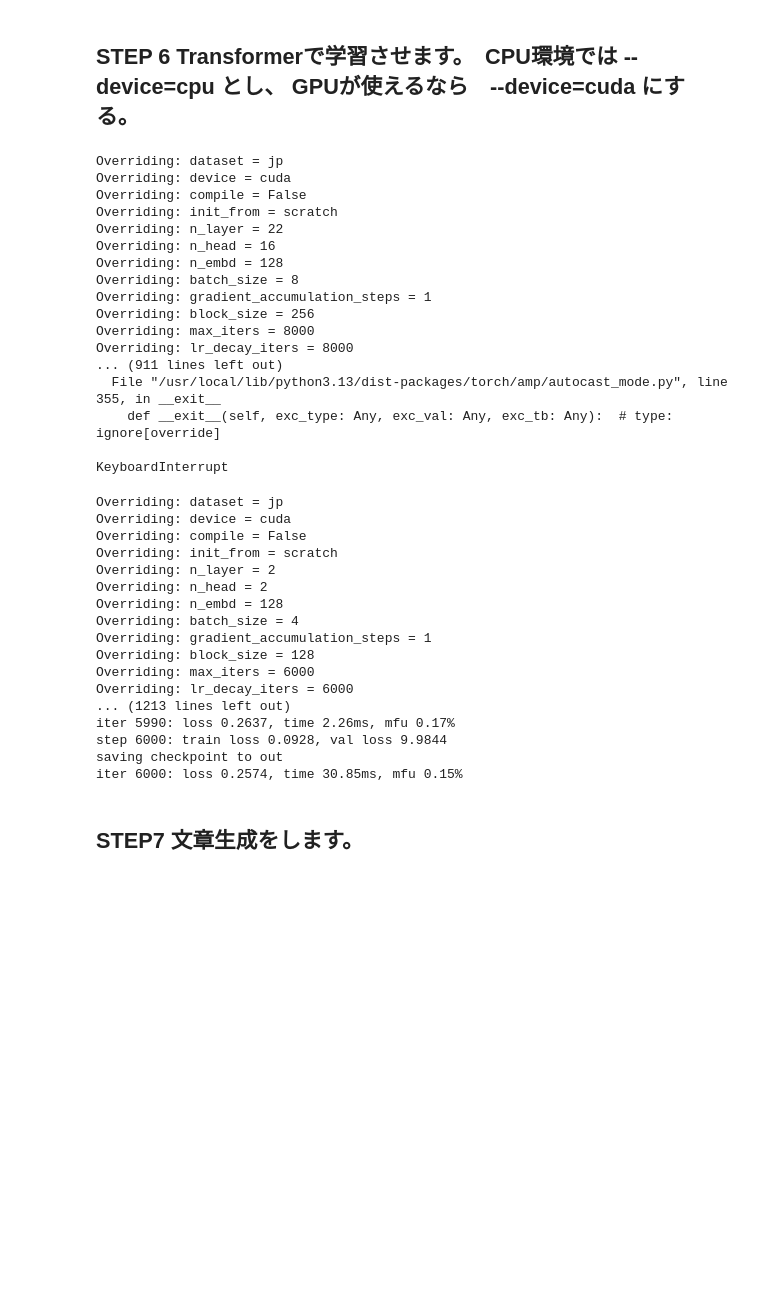
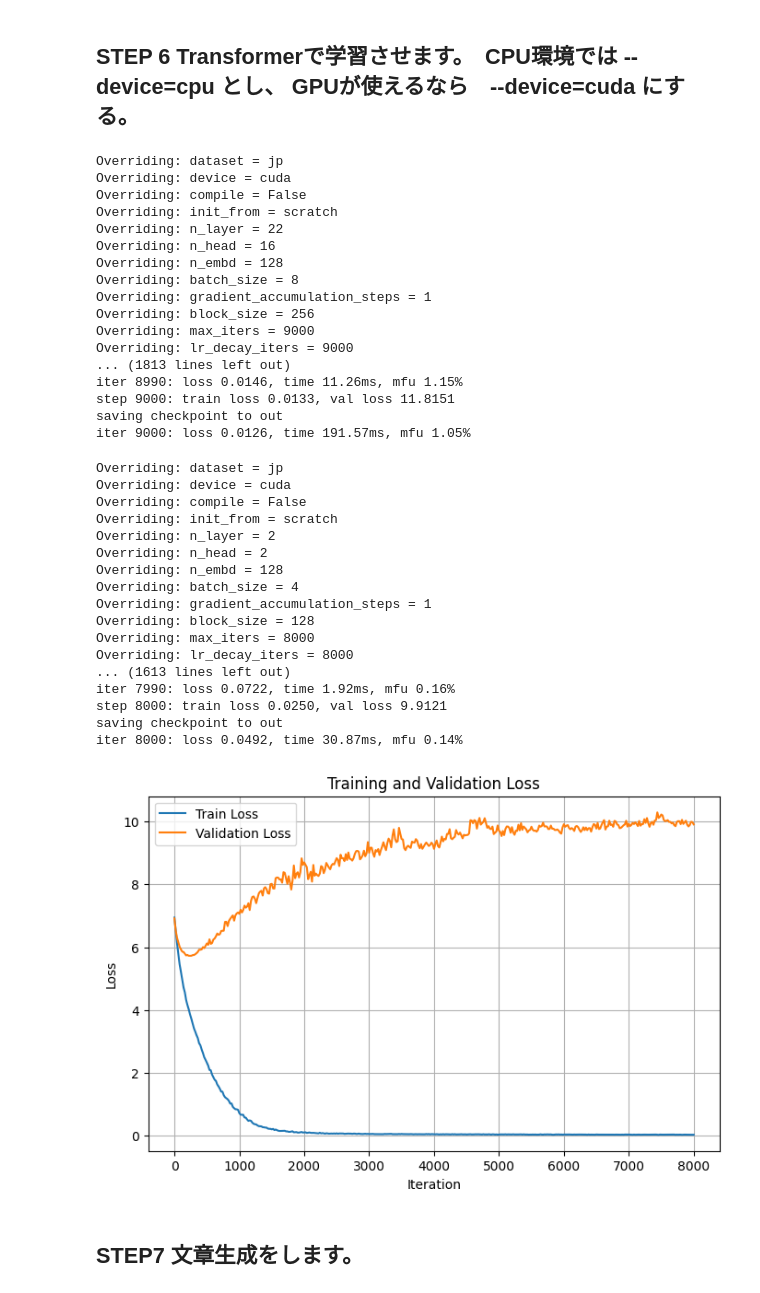
Before and after one commit to kyota-i/ds-notebooks, a Jupyter notebook: nanogpt_aozora_tiny.ipynb, the cells around one changed output. Saved outputs shown, nothing was run; the diff lists cells and outputs as text; code cells hidden in the pictures; blank space fills up the shorter version.

```diff
--- a/nanogpt_aozora_tiny.ipynb
+++ b/nanogpt_aozora_tiny.ipynb
@@ -1160,8 +1160,8 @@ NVIDIA RTX PRO 6000 Blackwell Server Edition
   --batch_size=8 \
   --gradient_accumulation_steps=1 \
   --block_size=256 \
-  --max_iters=8000 \
-  --lr_decay_iters=8000 \
+  --max_iters=9000 \
+  --lr_decay_iters=9000 \
   --warmup_iters=20 \
   --learning_rate=4e-4 \
   --min_lr=3e-5 \
@@ -1181,13 +1181,13 @@ Overriding: n_embd = 128
 Overriding: batch_size = 8
 Overriding: gradient_accumulation_steps = 1
 Overriding: block_size = 256
-Overriding: max_iters = 8000
-Overriding: lr_decay_iters = 8000
-... (911 lines left out)
-  File "/usr/local/lib/python3.13/dist-packages/torch/amp/autocast_mode.py", line 355, in __exit__
-    def __exit__(self, exc_type: Any, exc_val: Any, exc_tb: Any):  # type: ignore[override]
-
-KeyboardInterrupt
+Overriding: max_iters = 9000
+Overriding: lr_decay_iters = 9000
+... (1813 lines left out)
+iter 8990: loss 0.0146, time 11.26ms, mfu 1.15%
+step 9000: train loss 0.0133, val loss 11.8151
+saving checkpoint to out
+iter 9000: loss 0.0126, time 191.57ms, mfu 1.05%
 # %%
 ## 走れメロス規模用
 !python train.py \
@@ -1201,8 +1201,8 @@ KeyboardInterrupt
   --batch_size=4 \
   --gradient_accumulation_steps=1 \
   --block_size=128 \
-  --max_iters=6000 \
-  --lr_decay_iters=6000 \
+  --max_iters=8000 \
+  --lr_decay_iters=8000 \
   --warmup_iters=20 \
   --learning_rate=3e-4 \
   --min_lr=3e-5 \
@@ -1210,7 +1210,8 @@ KeyboardInterrupt
   --eval_iters=20 \
   --dropout=0.1 \
   --log_interval=10 \
-  --dtype=float16
+  --dtype=float16 \
+  2>&1 | tee training_log.txt
 # %% [output]
 Overriding: dataset = jp
 Overriding: device = cuda
@@ -1222,13 +1223,47 @@ Overriding: n_embd = 128
 Overriding: batch_size = 4
 Overriding: gradient_accumulation_steps = 1
 Overriding: block_size = 128
-Overriding: max_iters = 6000
-Overriding: lr_decay_iters = 6000
-... (1213 lines left out)
-iter 5990: loss 0.2637, time 2.26ms, mfu 0.17%
-step 6000: train loss 0.0928, val loss 9.9844
+Overriding: max_iters = 8000
+Overriding: lr_decay_iters = 8000
+... (1613 lines left out)
+iter 7990: loss 0.0722, time 1.92ms, mfu 0.16%
+step 8000: train loss 0.0250, val loss 9.9121
 saving checkpoint to out
-iter 6000: loss 0.2574, time 30.85ms, mfu 0.15%
+iter 8000: loss 0.0492, time 30.87ms, mfu 0.14%
+# %%
+import re
+import matplotlib.pyplot as plt
+
+steps = []
+train_losses = []
+val_losses = []
+
+with open("training_log.txt", "r") as f:
+    for line in f:
+        match = re.search(
+            r"step\s+(\d+):\s+train loss\s+([\d.]+),\s+val loss\s+([\d.]+)",
+            line
+        )
+
+        if match:
+            steps.append(int(match.group(1)))
+            train_losses.append(float(match.group(2)))
+            val_losses.append(float(match.group(3)))
+
+plt.figure(figsize=(8, 5))
+
+plt.plot(steps, train_losses, label="Train Loss")
+plt.plot(steps, val_losses, label="Validation Loss")
+
+plt.xlabel("Iteration")
+plt.ylabel("Loss")
+plt.title("Training and Validation Loss")
+plt.legend()
+plt.grid(True)
+
+plt.show()
+# %% [output]
+[figure, added]
 # %% [markdown]
 ## STEP7 文章生成をします。
 # %%
```
Also changed, not shown: parts of 6 cells of this notebook.
